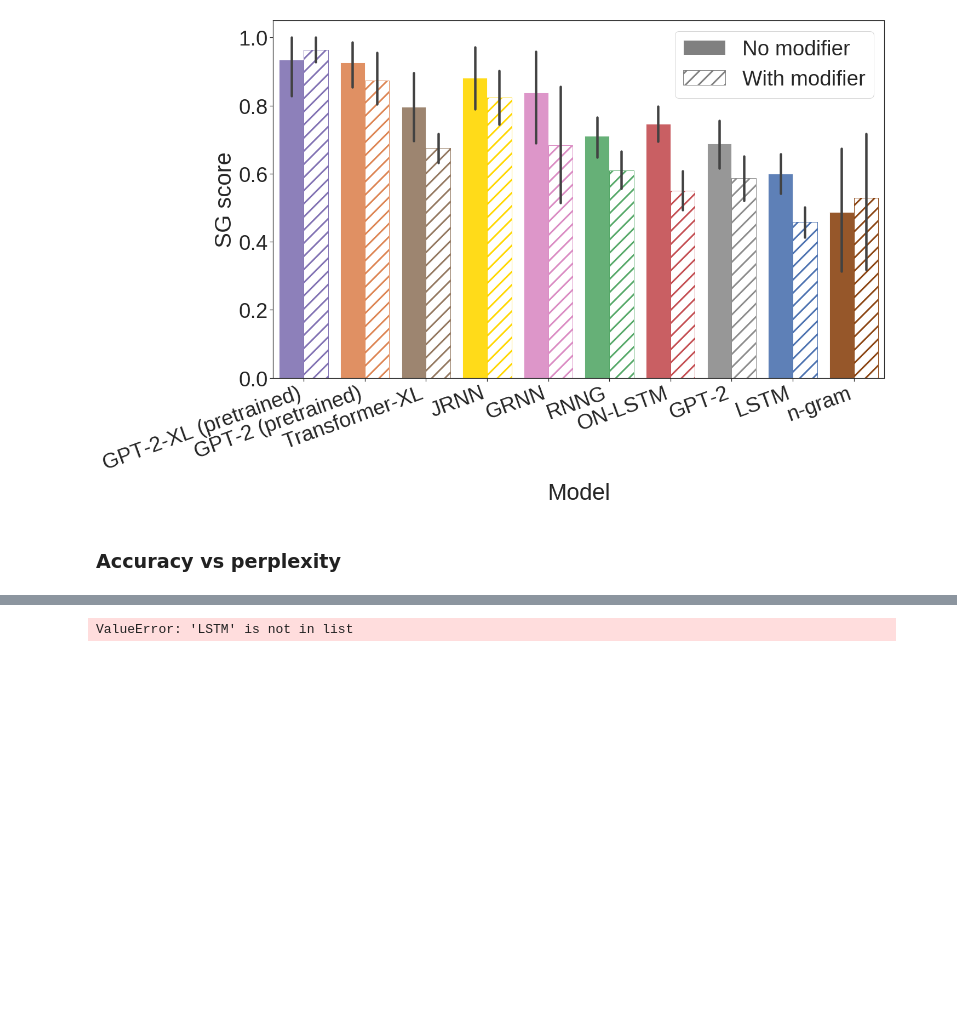
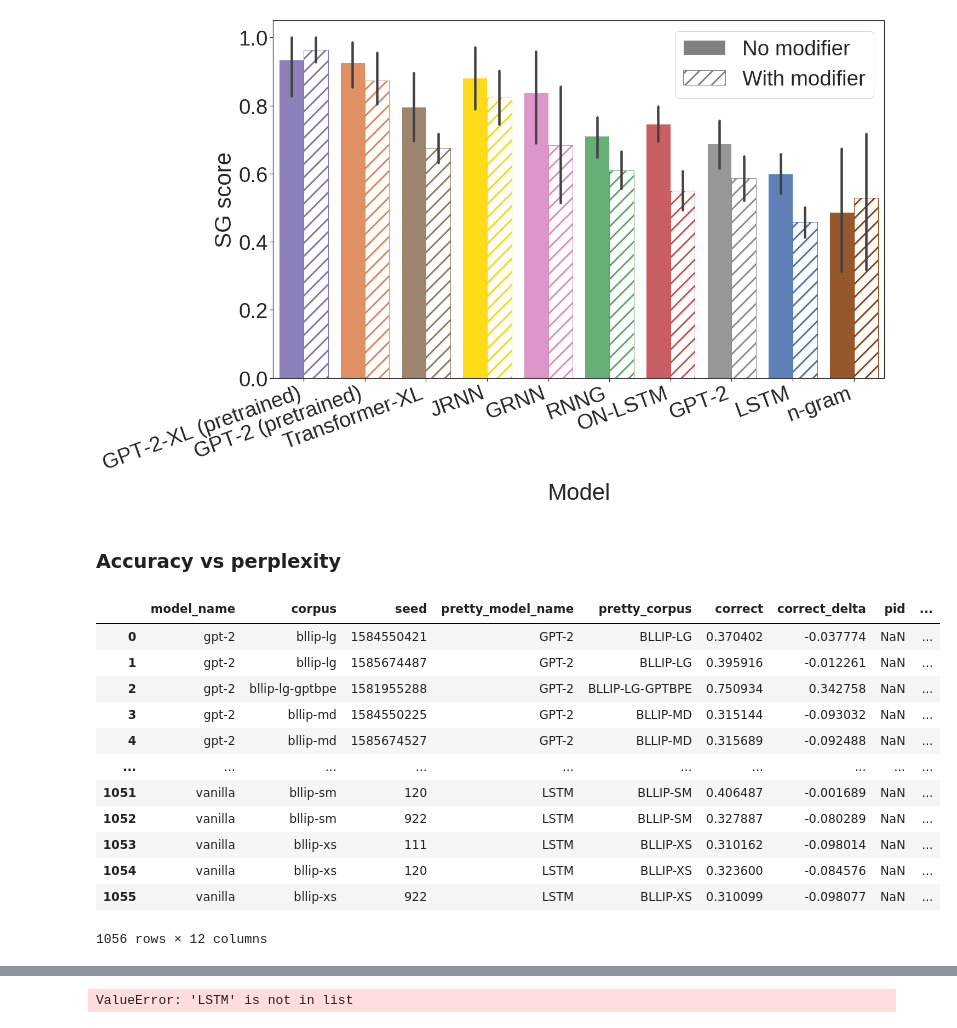
Before and after one commit to cpllab/syntactic-generalization, a Jupyter notebook: notebooks/final.ipynb, the cells around one changed output, grey strips where cells are left out. Cells and saved outputs as stored; diff of their text form; code cells hidden in the pictures; blank space fills up the shorter version.

```diff
--- a/notebooks/final.ipynb
+++ b/notebooks/final.ipynb
@@ -561,6 +558,22 @@ if RENDER_FINAL:
 [figure]
 # %% [markdown]
 ### Accuracy vs perplexity
+# %%
+joined_data
+# %% [output]
+|  | model_name | corpus | seed | pretty_model_name | pretty_corpus | correct | correct_delta | pid | ... |
+| 0 | gpt-2 | bllip-lg | 1584550421 | GPT-2 | BLLIP-LG | 0.370402 | -0.037774 | NaN | ... |
+| 1 | gpt-2 | bllip-lg | 1585674487 | GPT-2 | BLLIP-LG | 0.395916 | -0.012261 | NaN | ... |
+| 2 | gpt-2 | bllip-lg-gptbpe | 1581955288 | GPT-2 | BLLIP-LG-GPTBPE | 0.750934 | 0.342758 | NaN | ... |
+| 3 | gpt-2 | bllip-md | 1584550225 | GPT-2 | BLLIP-MD | 0.315144 | -0.093032 | NaN | ... |
+| 4 | gpt-2 | bllip-md | 1585674527 | GPT-2 | BLLIP-MD | 0.315689 | -0.092488 | NaN | ... |
+| ... | ... | ... | ... | ... | ... | ... | ... | ... | ... |
+| 1051 | vanilla | bllip-sm | 120 | LSTM | BLLIP-SM | 0.406487 | -0.001689 | NaN | ... |
+| 1052 | vanilla | bllip-sm | 922 | LSTM | BLLIP-SM | 0.327887 | -0.080289 | NaN | ... |
+| 1053 | vanilla | bllip-xs | 111 | LSTM | BLLIP-XS | 0.310162 | -0.098014 | NaN | ... |
+| 1054 | vanilla | bllip-xs | 120 | LSTM | BLLIP-XS | 0.323600 | -0.084576 | NaN | ... |
+| 1055 | vanilla | bllip-xs | 922 | LSTM | BLLIP-XS | 0.310099 | -0.098077 | NaN | ... |
+1056 rows × 12 columns
 # %%
 f, ax = plt.subplots(figsize=(20, 20))
 filled_markers = ('v', '^', '<', '>', '8', 's', 'p', '*', 'h', 'H', 'D', 'd', 'P', 'X')
```
Also changed, not shown: parts of 6 cells of this notebook, 1 other file.
